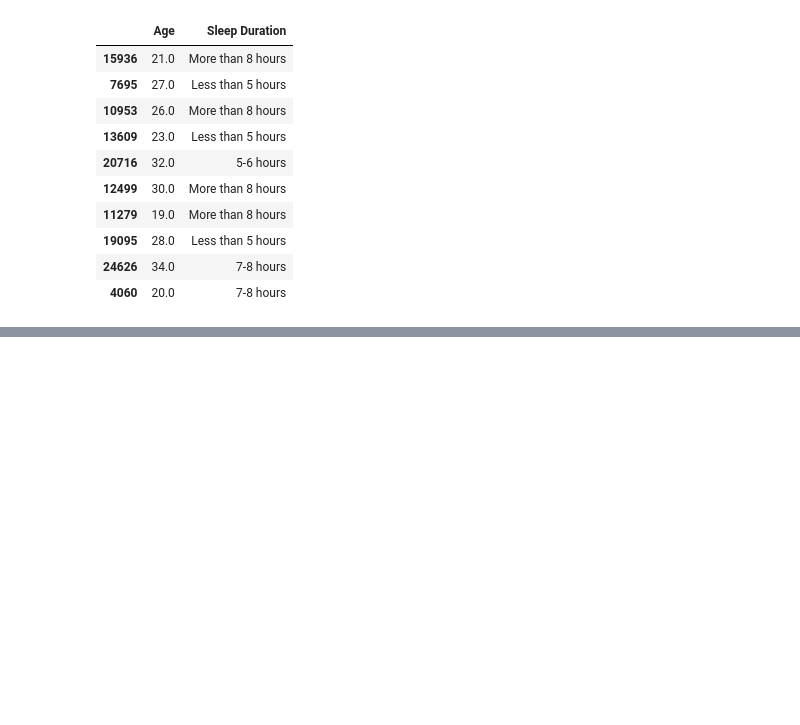
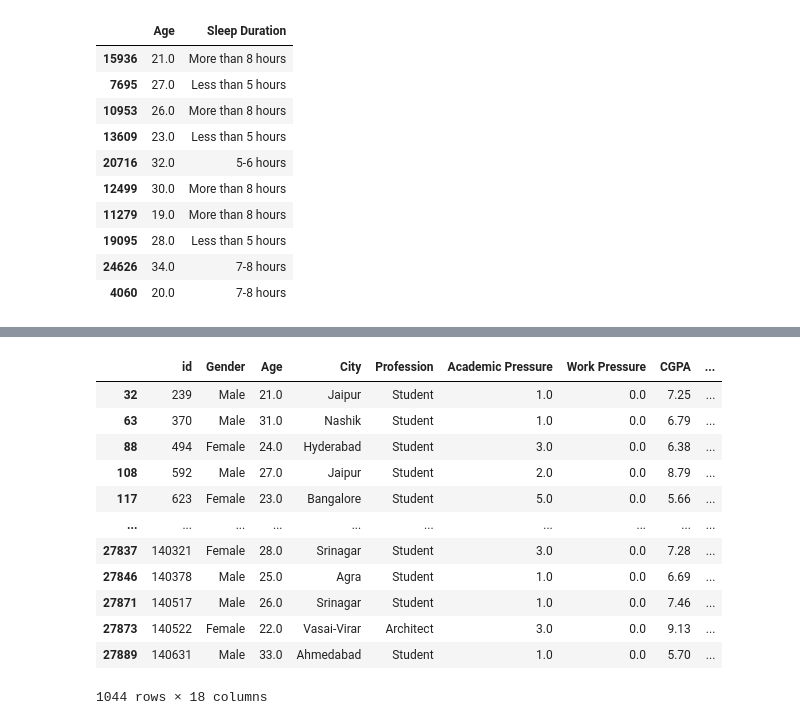
Before and after one commit to lalitkrchoudhary/gen_ai, a Jupyter notebook: o.ipynb, the cells around one changed output, grey strips where cells are left out. Drawn from its saved outputs; the diff is of its cells as text; code cells hidden in the pictures; blank space fills up the shorter version.

```diff
--- a/o.ipynb
+++ b/o.ipynb
@@ -285,0 +353,16 @@ store.sample(10)
+# %%
+df.loc[df['Degree'] == 'MCA']
+# %% [output]
+|  | id | Gender | Age | City | Profession | Academic Pressure | Work Pressure | CGPA | ... |
+| 32 | 239 | Male | 21.0 | Jaipur | Student | 1.0 | 0.0 | 7.25 | ... |
+| 63 | 370 | Male | 31.0 | Nashik | Student | 1.0 | 0.0 | 6.79 | ... |
+| 88 | 494 | Female | 24.0 | Hyderabad | Student | 3.0 | 0.0 | 6.38 | ... |
+| 108 | 592 | Male | 27.0 | Jaipur | Student | 2.0 | 0.0 | 8.79 | ... |
+| 117 | 623 | Female | 23.0 | Bangalore | Student | 5.0 | 0.0 | 5.66 | ... |
+| ... | ... | ... | ... | ... | ... | ... | ... | ... | ... |
+| 27837 | 140321 | Female | 28.0 | Srinagar | Student | 3.0 | 0.0 | 7.28 | ... |
+| 27846 | 140378 | Male | 25.0 | Agra | Student | 1.0 | 0.0 | 6.69 | ... |
+| 27871 | 140517 | Male | 26.0 | Srinagar | Student | 1.0 | 0.0 | 7.46 | ... |
+| 27873 | 140522 | Female | 22.0 | Vasai-Virar | Architect | 3.0 | 0.0 | 9.13 | ... |
+| 27889 | 140631 | Male | 33.0 | Ahmedabad | Student | 1.0 | 0.0 | 5.70 | ... |
+1044 rows × 18 columns
```
Also changed, not shown: parts of 5 cells of this notebook.
